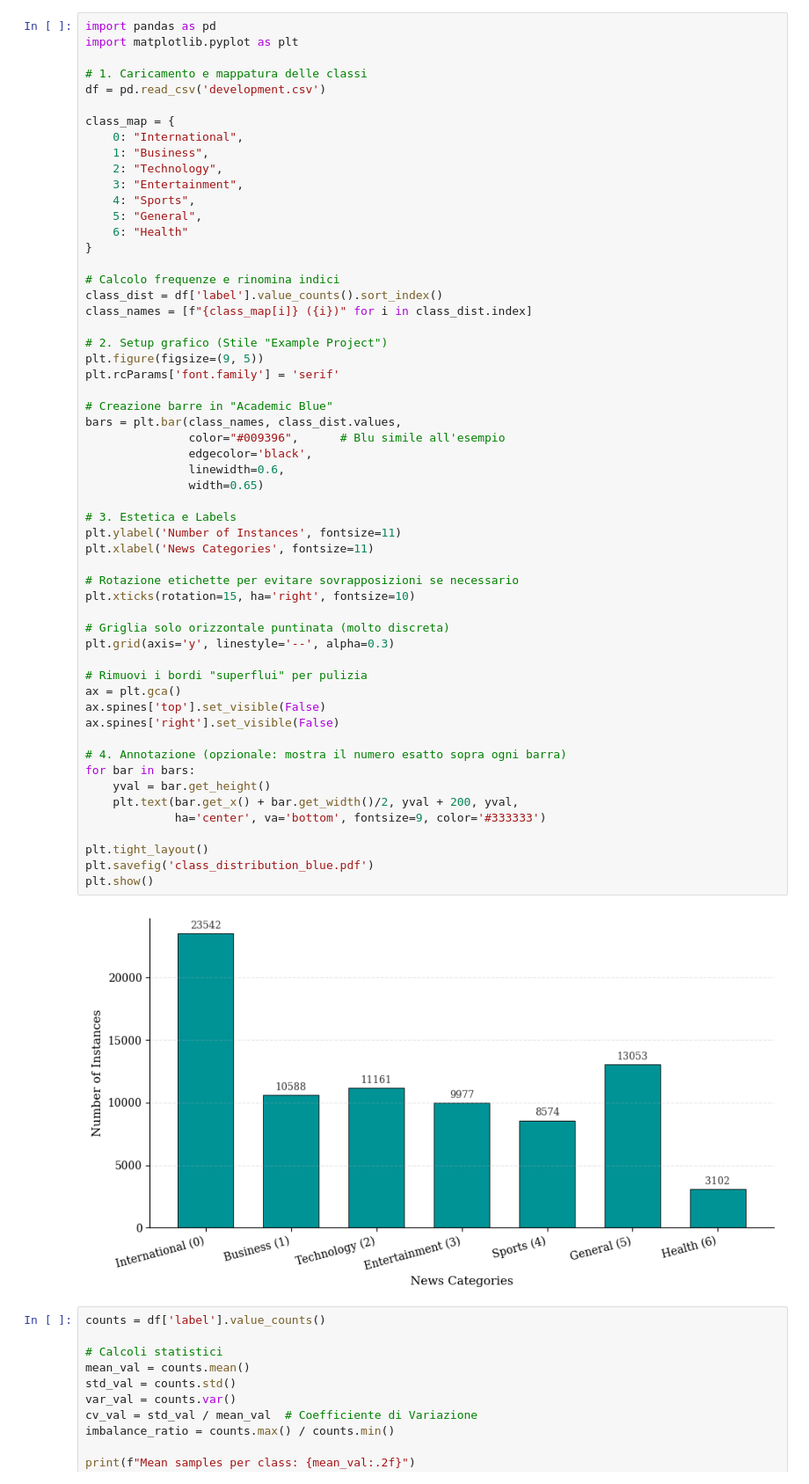
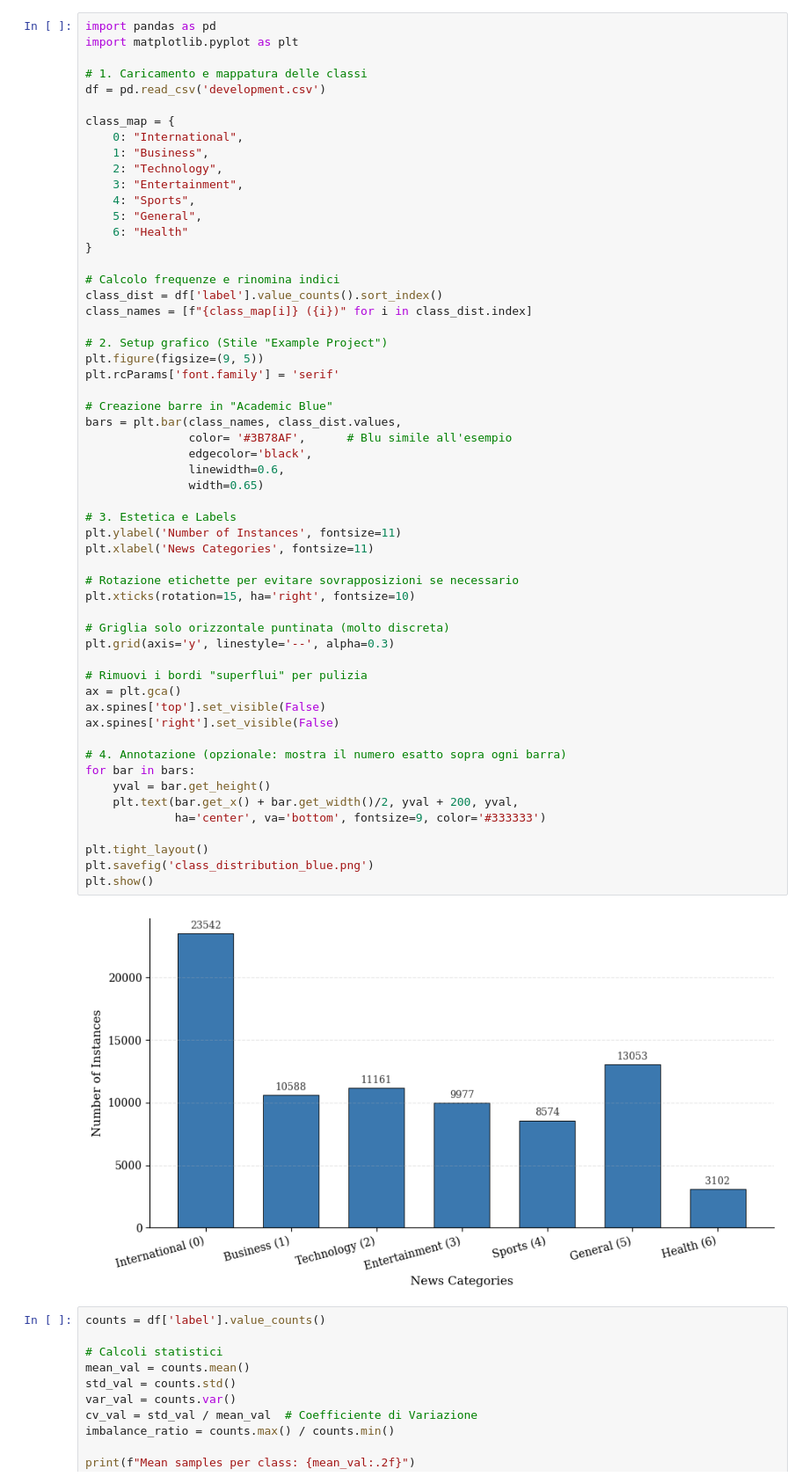
Before and after one commit to strafabio1/news-topic-classification, a Jupyter notebook: grafici.ipynb, the cells around one changed output. Shown at 88% size. Cells and saved outputs as stored; diff of their text form.

```diff
--- a/grafici.ipynb
+++ b/grafici.ipynb
@@ -25,37 +25,37 @@ plt.rcParams['font.family'] = 'serif'
 
 # Creazione barre in "Academic Blue"
 bars = plt.bar(class_names, class_dist.values,
-               color="#009396",      # Blu simile all'esempio
+               color= '#3B78AF',      # Blu simile all'esempio
                edgecolor='black',
                linewidth=0.6,
                width=0.65)
 
 # 3. Estetica e Labels
 plt.ylabel('Number of Instances', fontsize=11)
 plt.xlabel('News Categories', fontsize=11)
 
 # Rotazione etichette per evitare sovrapposizioni se necessario
 plt.xticks(rotation=15, ha='right', fontsize=10)
 
 # Griglia solo orizzontale puntinata (molto discreta)
 plt.grid(axis='y', linestyle='--', alpha=0.3)
 
 # Rimuovi i bordi "superflui" per pulizia
 ax = plt.gca()
 ax.spines['top'].set_visible(False)
 ax.spines['right'].set_visible(False)
 
 # 4. Annotazione (opzionale: mostra il numero esatto sopra ogni barra)
 for bar in bars:
     yval = bar.get_height()
     plt.text(bar.get_x() + bar.get_width()/2, yval + 200, yval,
              ha='center', va='bottom', fontsize=9, color='#333333')
 
 plt.tight_layout()
-plt.savefig('class_distribution_blue.pdf')
+plt.savefig('class_distribution_blue.png')
 plt.show()
 # %% [output]
-[figure, old version]
+[figure, new version]
 # %%
 counts = df['label'].value_counts()
 
```
Also changed, not shown: parts of 1 cell of this notebook, 4 other files.
